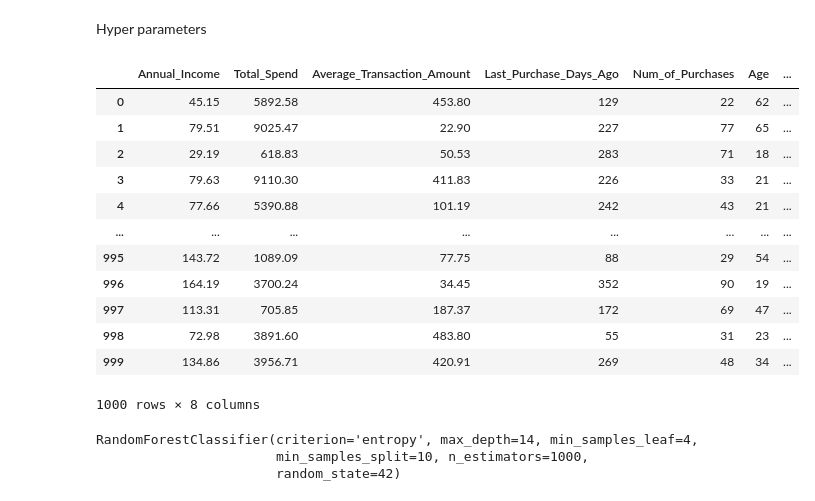
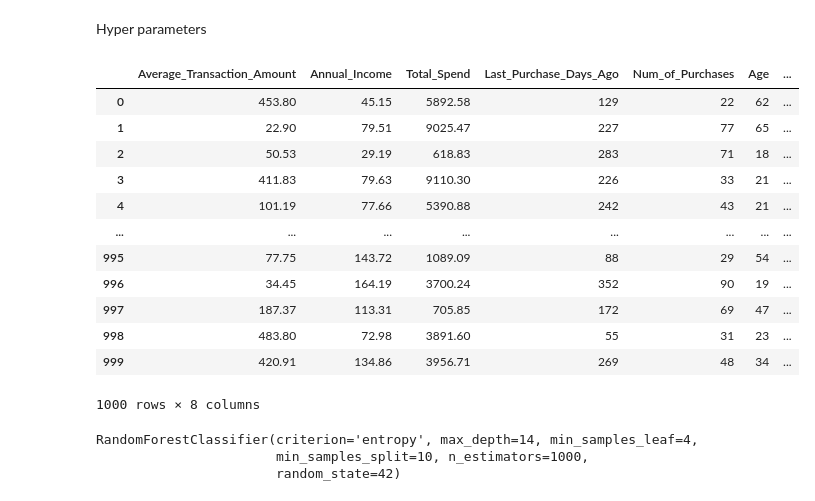
Before and after one commit to jting0499/ML_Group-Final, a Jupyter notebook: Random_Forest_Model.ipynb, the cells around one changed output. Cells and saved outputs as stored; diff of their text form; code cells hidden in the pictures.

Commit message:
Update Random Forest model and README files

```diff
--- a/Random_Forest_Model.ipynb
+++ b/Random_Forest_Model.ipynb
@@ -86,8 +87,8 @@ def churnModelTransformer(dataForTransfer=None):
     return dfTransformer
 # %%
 def churnModelPredictor(self, transformedData):
-    import pandas as pd
-    return self.predict(transformedData)
+
+    return self.predict(transformedData).tolist()
 # %%
 #Build Model
 X = df.drop(columns=['Customer_ID', 'Target_Churn'])
@@ -95,7 +96,5 @@ y = df['Target_Churn']
 
 X_train, X_test, y_train, y_test = train_test_split(X, y, test_size=0.2, random_state=42)
 
-rf = RandomForestClassifier(random_state=42)
-
-rf.fit(X_train, y_train)
+X_train.shape, X_test.shape, df.shape
 # %% [output]
@@ -102,0 +102,4 @@ RandomForestClassifier(random_state=42)
+# %%
+rf = RandomForestClassifier(random_state=42)
+
+rf.fit(churnModelTransformer(X_train), y_train)
@@ -177,20 +202,27 @@ features = pd.DataFrame(rf.feature_importances_, index = X.columns)
+# %%
+X_transformed = churnModelTransformer(X_train)
+features = pd.DataFrame(
+    rf.feature_importances_.reshape(-1, 1),
+    index=X_transformed.columns,
+    columns=["Importance"]
+)
 # %%
-top_features = features.sort_values(by=0, ascending=False).head(8).index.tolist()
+top_features = features.sort_values(by="Importance", ascending=False).head(8).index.tolist()
 X_top = X[top_features]
 X_top
 # %% [output]
-|  | Annual_Income | Total_Spend | Average_Transaction_Amount | Last_Purchase_Days_Ago | Num_of_Purchases | Age | ... |
-| 0 | 45.15 | 5892.58 | 453.80 | 129 | 22 | 62 | ... |
-| 1 | 79.51 | 9025.47 | 22.90 | 227 | 77 | 65 | ... |
-| 2 | 29.19 | 618.83 | 50.53 | 283 | 71 | 18 | ... |
-| 3 | 79.63 | 9110.30 | 411.83 | 226 | 33 | 21 | ... |
-| 4 | 77.66 | 5390.88 | 101.19 | 242 | 43 | 21 | ... |
+|  | Average_Transaction_Amount | Annual_Income | Total_Spend | Last_Purchase_Days_Ago | Num_of_Purchases | Age | ... |
+| 0 | 453.80 | 45.15 | 5892.58 | 129 | 22 | 62 | ... |
+| 1 | 22.90 | 79.51 | 9025.47 | 227 | 77 | 65 | ... |
+| 2 | 50.53 | 29.19 | 618.83 | 283 | 71 | 18 | ... |
+| 3 | 411.83 | 79.63 | 9110.30 | 226 | 33 | 21 | ... |
+| 4 | 101.19 | 77.66 | 5390.88 | 242 | 43 | 21 | ... |
 | ... | ... | ... | ... | ... | ... | ... | ... |
-| 995 | 143.72 | 1089.09 | 77.75 | 88 | 29 | 54 | ... |
-| 996 | 164.19 | 3700.24 | 34.45 | 352 | 90 | 19 | ... |
-| 997 | 113.31 | 705.85 | 187.37 | 172 | 69 | 47 | ... |
-| 998 | 72.98 | 3891.60 | 483.80 | 55 | 31 | 23 | ... |
-| 999 | 134.86 | 3956.71 | 420.91 | 269 | 48 | 34 | ... |
+| 995 | 77.75 | 143.72 | 1089.09 | 88 | 29 | 54 | ... |
+| 996 | 34.45 | 164.19 | 3700.24 | 352 | 90 | 19 | ... |
+| 997 | 187.37 | 113.31 | 705.85 | 172 | 69 | 47 | ... |
+| 998 | 483.80 | 72.98 | 3891.60 | 55 | 31 | 23 | ... |
+| 999 | 420.91 | 134.86 | 3956.71 | 269 | 48 | 34 | ... |
 1000 rows × 8 columns
 # %%
 X_train_top, X_test_top, y_train, y_test = train_test_split(X_top, y, test_size=0.2, random_state=42)
```
Also changed, not shown: parts of 18 cells of this notebook, 1 other file.
